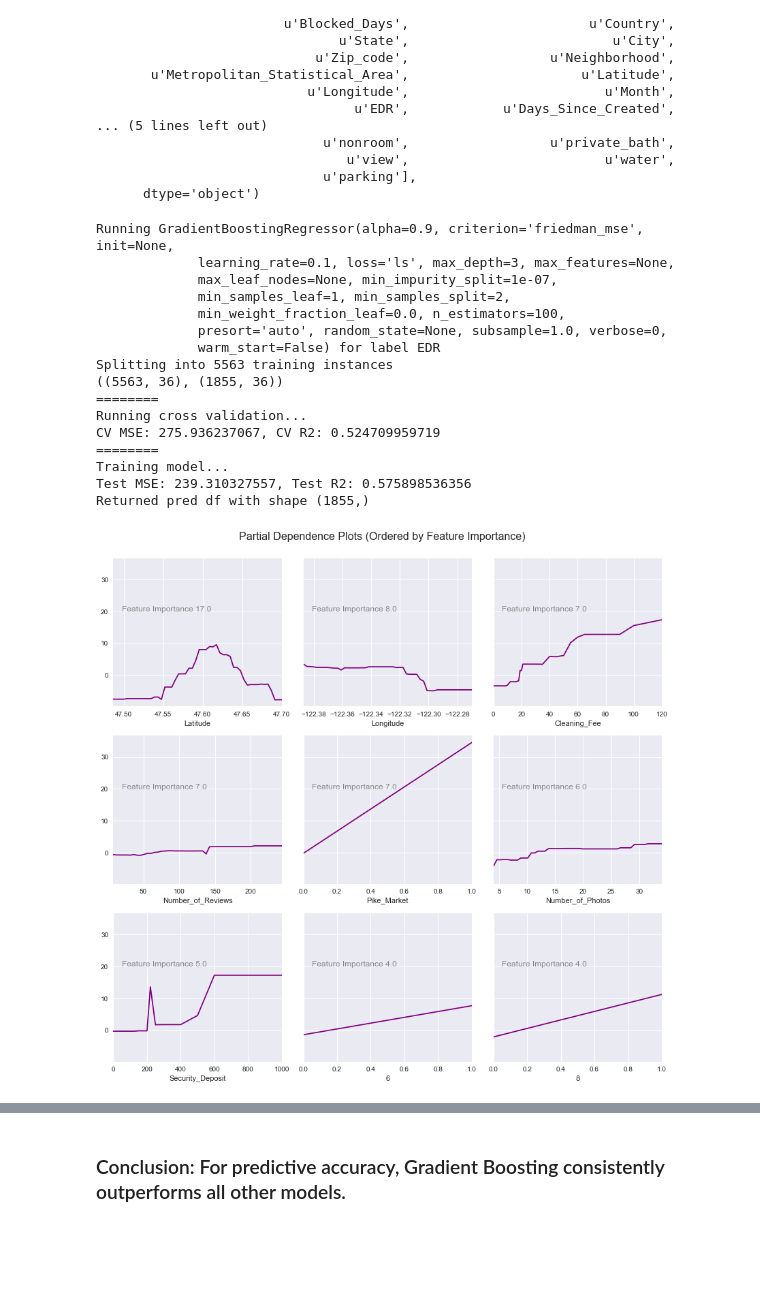
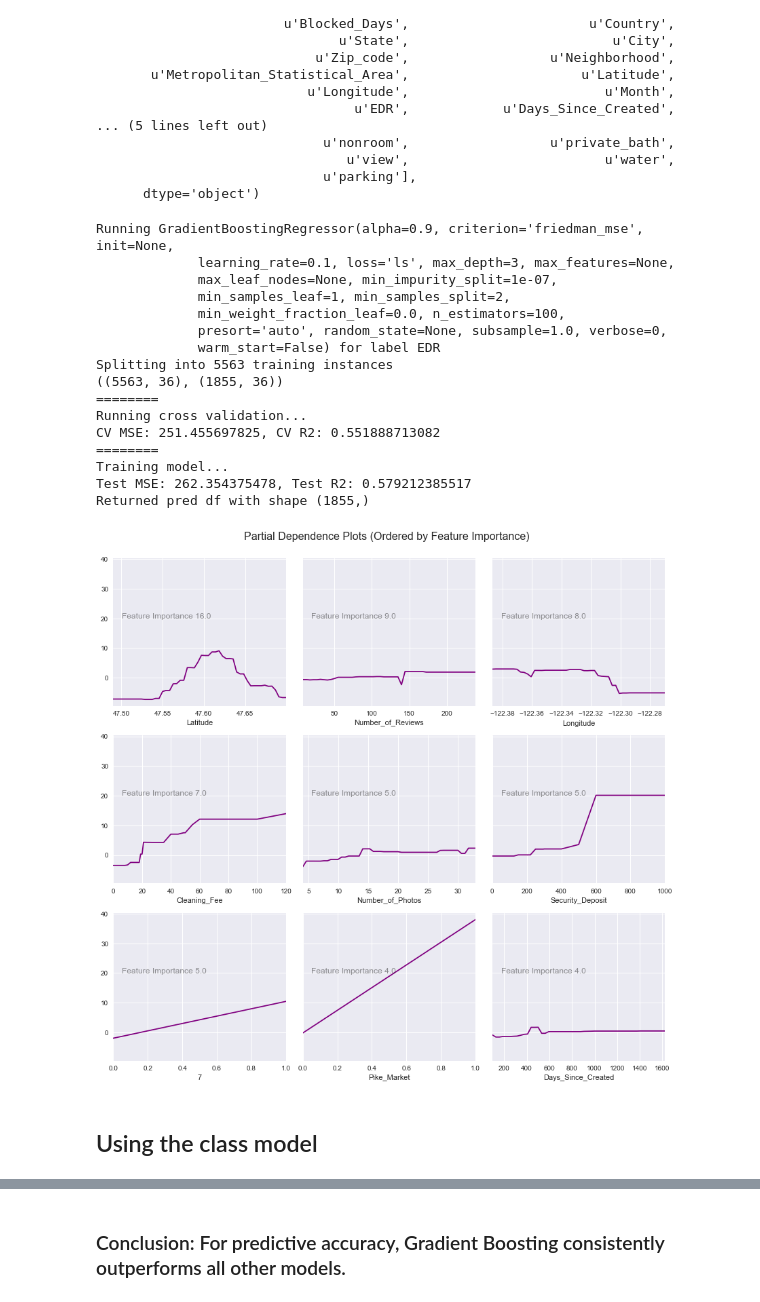
Before and after one commit to epxjk82/airbnKEY, a Jupyter notebook: Airbnb_loft_analysis_monthly_OR50.ipynb, the cells around one changed output, grey strips where cells are left out. Saved outputs shown, nothing was run; the diff lists cells and outputs as text; code cells hidden in the pictures; blank space fills up the shorter version.

```diff
--- a/Airbnb_loft_analysis_monthly_OR50.ipynb
+++ b/Airbnb_loft_analysis_monthly_OR50.ipynb
@@ -1311,10 +1425,13 @@ merge_gdbr_cols_dummy =[
 'Property_Type',
 ]
 # %%
-gdbr_merge_pred_df, gdbr_merge_train_df, gdbr_merge_model = pred.get_model_predictions_df(GradientBoostingRegressor(),
-                                                                       merge_df, 'EDR',
-                                                                       merge_gdbr_cols_keep, merge_gdbr_cols_dummy,
-                                                                       loft_sample=False)
+gdbr_merge_model, gdbr_merge_pred_df, gdbr_merge_pred_test_df, \
+gdbr_merge_X_train, gdbr_merge_X_test, gdbr_merge_y_train, \
+gdbr_merge_y_test = pred.get_model_predictions_df(GradientBoostingRegressor(),
+                                                       merge_df, 'EDR',
+                                                       merge_gdbr_cols_keep, merge_gdbr_cols_dummy,
+                                                       conf_interval=0.9,
+                                                       loft_sample=False)
 # %% [output]
 Running GradientBoostingRegressor(alpha=0.9, criterion='friedman_mse', init=None,
              learning_rate=0.1, loss='ls', max_depth=3, max_features=None,
@@ -1327,15 +1444,17 @@ Splitting into 5563 training instances
 ((5563, 36), (1855, 36))
 ========
 Running cross validation...
-CV MSE: 275.936237067, CV R2: 0.524709959719
+CV MSE: 251.455697825, CV R2: 0.551888713082
 ========
 Training model...
-Test MSE: 239.310327557, Test R2: 0.575898536356
+Test MSE: 262.354375478, Test R2: 0.579212385517
 Returned pred df with shape (1855,)
 # %%
-pred.plot_partial_dependency_plots(gdbr_merge_model,gdbr_merge_train_df)
+pred.plot_partial_dependency_plots(gdbr_merge_model,gdbr_merge_X_train)
 # %% [output]
-[figure, old version]
+[figure, new version]
 # %%
 #gdbr_merge_pred_df.to_csv('predictions/gdbr_monthly_pred_merge_results_core_loft_sample.csv')
 gdbr_merge_pred_df.to_csv('predictions/gdbr_monthly_pred_merge_results_random_sample_OR50_RD10_2.csv')
+# %% [markdown]
+## Using the class model
```
Also changed, not shown: parts of 123 cells of this notebook.
